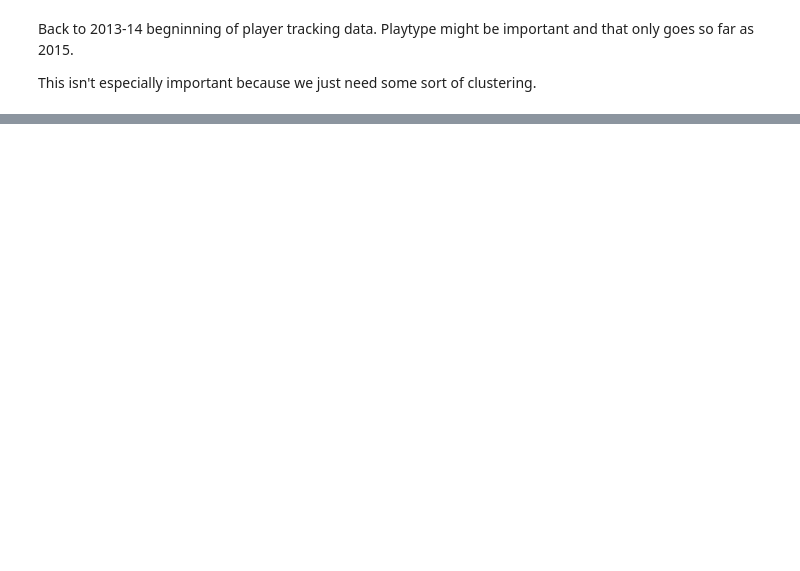
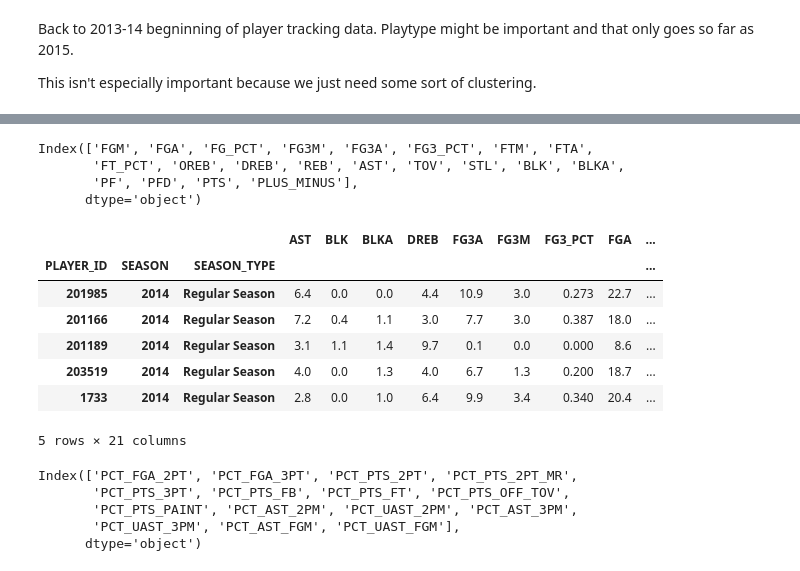
Before and after one commit to dhosk/Spring-2018, a Jupyter notebook: Final_Project_Data_Gathering.ipynb, the cells around one changed output, grey strips where cells are left out. Cells and saved outputs as stored; diff of their text form; code cells hidden in the pictures; blank space fills up the shorter version.

```diff
--- a/Final_Project_Data_Gathering.ipynb
+++ b/Final_Project_Data_Gathering.ipynb
@@ -19,7 +19,7 @@ def get_nba_data(endpt, params, return_url=False):
     ## endpt: https://github.com/seemethere/nba_py/wiki/stats.nba.com-Endpoint-Documentation
     ## params: dictionary of parameters: i.e., {'LeagueID':'00'}
 
-    useragent = "\"Mozilla/5.0 (X11; Fedora; Linux x86_64) AppleWebKit/537.36 (KHTML, like Gecko) Chrome/64.0.3282.186 Safari/537.36\""
+    useragent = "\"Mozilla/5.0 (Macintosh; Intel Mac OS X 10_11_2) AppleWebKit/601.3.9 (KHTML, like Gecko) Version/9.0.2 Safari/601.3.9\""
     dataurl = "\"" + "http://stats.nba.com/stats/" + endpt + "?" + urlencode(params) + "\""
 
     # for debugging: just return the url
@@ -612,44 +617,64 @@ per100poss = get_nba_data(endpt,params)
 per100poss['SEASON'] = 2018
 per100poss['SEASON_TYPE']='Regular Season'
 per100poss = per100poss.loc[:,~per100poss.columns.str.contains('RANK')]\
-                                    .drop(['CFID','CFPARAMS','NBA_FANTASY_PTS'
-                                           ,'DD2','TD3','W','L','W_PCT','MIN']
+                                    .drop(['CFID','CFPARAMS','NBA_FANTASY_PTS',
+                                           'DD2','TD3','W','L','W_PCT','MIN',
+                                           'PLAYER_NAME','TEAM_ID','TEAM_ABBREVIATION',
+                                           'AGE','GP'
+                                          ]
                                           ,axis=1)\
                                     .set_index(['PLAYER_ID','SEASON','SEASON_TYPE'])
 per100poss.columns
+# %% [output]
+Index(['FGM', 'FGA', 'FG_PCT', 'FG3M', 'FG3A', 'FG3_PCT', 'FTM', 'FTA',
+       'FT_PCT', 'OREB', 'DREB', 'REB', 'AST', 'TOV', 'STL', 'BLK', 'BLKA',
+       'PF', 'PFD', 'PTS', 'PLUS_MINUS'],
+      dtype='object')
 # %%
 per_100p_full= pd.DataFrame(columns=per100poss.columns)
 
 for i in range(13,18):
     params.update({'SeasonType':'Regular Season'})
 
     year="20"+format(i,'02d')+"-"+format(i+1,'02d')
     params.update({'Season':year})
     reg_season = get_nba_data(endpt=endpt,params=params)
     reg_season['SEASON_TYPE'] = 'Regular Season'
     params.update({'SeasonType':'Playoffs'})
 
     playoff = get_nba_data(endpt=endpt,params=params)
     playoff['SEASON_TYPE'] = 'Playoffs'
     merged = pd.concat([reg_season,playoff])
     merged = merged.loc[:,~merged.columns.str.contains('RANK')]\
-                                    .drop(['CFID','CFPARAMS','NBA_FANTASY_PTS'
-                                           ,'DD2','TD3','W','L','W_PCT','MIN']
-                              ,axis=1)
+                                    .drop(['CFID','CFPARAMS','NBA_FANTASY_PTS',
+                                           'DD2','TD3','W','L','W_PCT','MIN',
+                                           'PLAYER_NAME','TEAM_ID','TEAM_ABBREVIATION',
+                                           'AGE','GP'
+                                          ],
+                                          axis=1)
     merged['SEASON']= 2001+i
 
     per_100p_full = pd.concat([per_100p_full,merged])
 
 newcols = per_100p_full.columns[per_100p_full.columns=='PLAYER_NAME'].append(
 per_100p_full.columns[per_100p_full.columns!='PLAYER_NAME'])
 per_100p_full['SEASON']=pd.Series(per_100p_full.SEASON,dtype='int64')
 
 per_100p_full['PLAYER_ID']=pd.Series(per_100p_full.PLAYER_ID,dtype='int64')
 per_100p_full['PLAYER_ID']=pd.Series(per_100p_full.PLAYER_ID,dtype='str')
 
 per_100p_full = per_100p_full[newcols]\
                         .set_index(['PLAYER_ID','SEASON','SEASON_TYPE'])
 per_100p_full.head()
+# %% [output]
+|  |  |  | AST | BLK | BLKA | DREB | FG3A | FG3M | FG3_PCT | FGA | ... |
+| PLAYER_ID | SEASON | SEASON_TYPE |  |  |  |  |  |  |  |  | ... |
+| 201985 | 2014 | Regular Season | 6.4 | 0.0 | 0.0 | 4.4 | 10.9 | 3.0 | 0.273 | 22.7 | ... |
+| 201166 | 2014 | Regular Season | 7.2 | 0.4 | 1.1 | 3.0 | 7.7 | 3.0 | 0.387 | 18.0 | ... |
+| 201189 | 2014 | Regular Season | 3.1 | 1.1 | 1.4 | 9.7 | 0.1 | 0.0 | 0.000 | 8.6 | ... |
+| 203519 | 2014 | Regular Season | 4.0 | 0.0 | 1.3 | 4.0 | 6.7 | 1.3 | 0.200 | 18.7 | ... |
+| 1733 | 2014 | Regular Season | 2.8 | 0.0 | 1.0 | 6.4 | 9.9 | 3.4 | 0.340 | 20.4 | ... |
+5 rows × 21 columns
 # %%
 endpt,params = get_params('http://stats.nba.com/stats/leaguedashplayerstats?College=&Conference=&Country=&DateFrom=&DateTo=&Division=&DraftPick=&DraftYear=&GameScope=&GameSegment=&Height=&LastNGames=0&LeagueID=00&Location=&MeasureType=Scoring&Month=0&OpponentTeamID=0&Outcome=&PORound=0&PaceAdjust=N&PerMode=PerGame&Period=0&PlayerExperience=&PlayerPosition=&PlusMinus=N&Rank=N&Season=2017-18&SeasonSegment=&SeasonType=Playoffs&ShotClockRange=&StarterBench=&TeamID=0&VsConference=&VsDivision=&Weight=')
 params.update({'SeasonType':'Regular Season'})
@@ -657,10 +682,19 @@ scoring = get_nba_data(endpt,params)
 scoring['SEASON'] = 2018
 scoring['SEASON_TYPE']='Regular Season'
 scoring = scoring.loc[:,~scoring.columns.str.contains('RANK')]\
-                                    .drop(['CFID','CFPARAMS','W','L','W_PCT']
+                                    .drop(['CFID','CFPARAMS','W','L','W_PCT',
+                                           'PLAYER_NAME','TEAM_ID','TEAM_ABBREVIATION',
+                                           'AGE','GP','MIN'
+                                          ]
                                           ,axis=1)\
                                     .set_index(['PLAYER_ID','SEASON','SEASON_TYPE'])
 scoring.columns
+# %% [output]
+Index(['PCT_FGA_2PT', 'PCT_FGA_3PT', 'PCT_PTS_2PT', 'PCT_PTS_2PT_MR',
+       'PCT_PTS_3PT', 'PCT_PTS_FB', 'PCT_PTS_FT', 'PCT_PTS_OFF_TOV',
+       'PCT_PTS_PAINT', 'PCT_AST_2PM', 'PCT_UAST_2PM', 'PCT_AST_3PM',
+       'PCT_UAST_3PM', 'PCT_AST_FGM', 'PCT_UAST_FGM'],
+      dtype='object')
 # %%
 scoring_full= pd.DataFrame(columns=scoring.columns)
 
```
Also changed, not shown: parts of 18 cells of this notebook, 4 other files.
